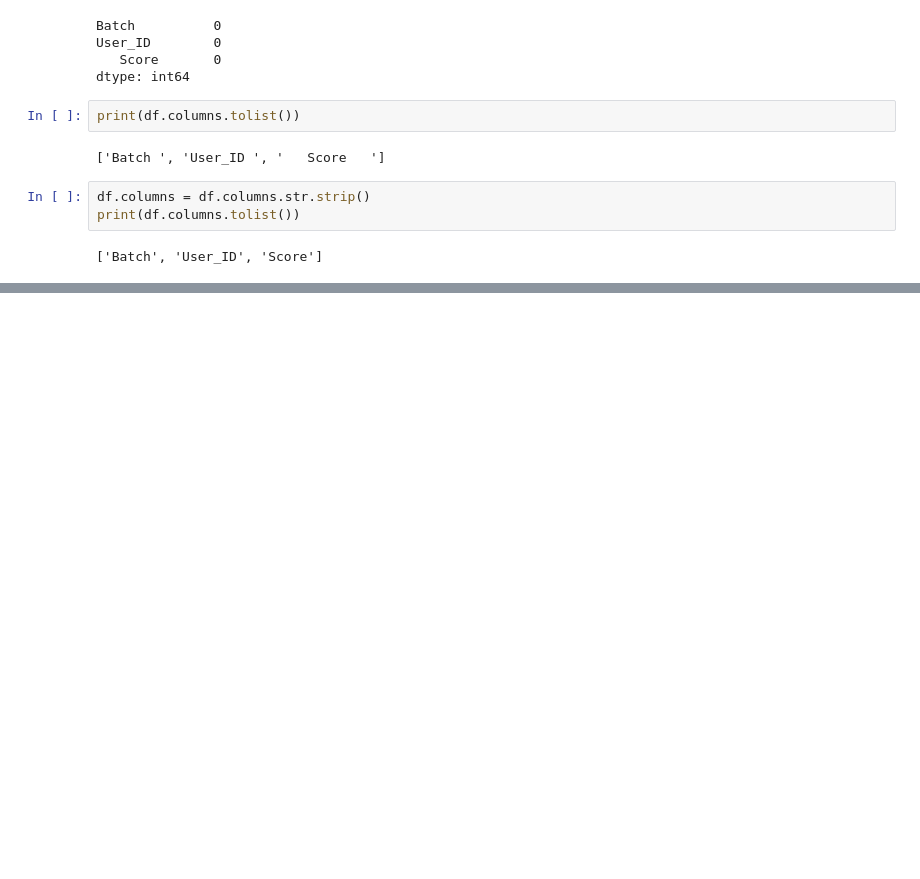
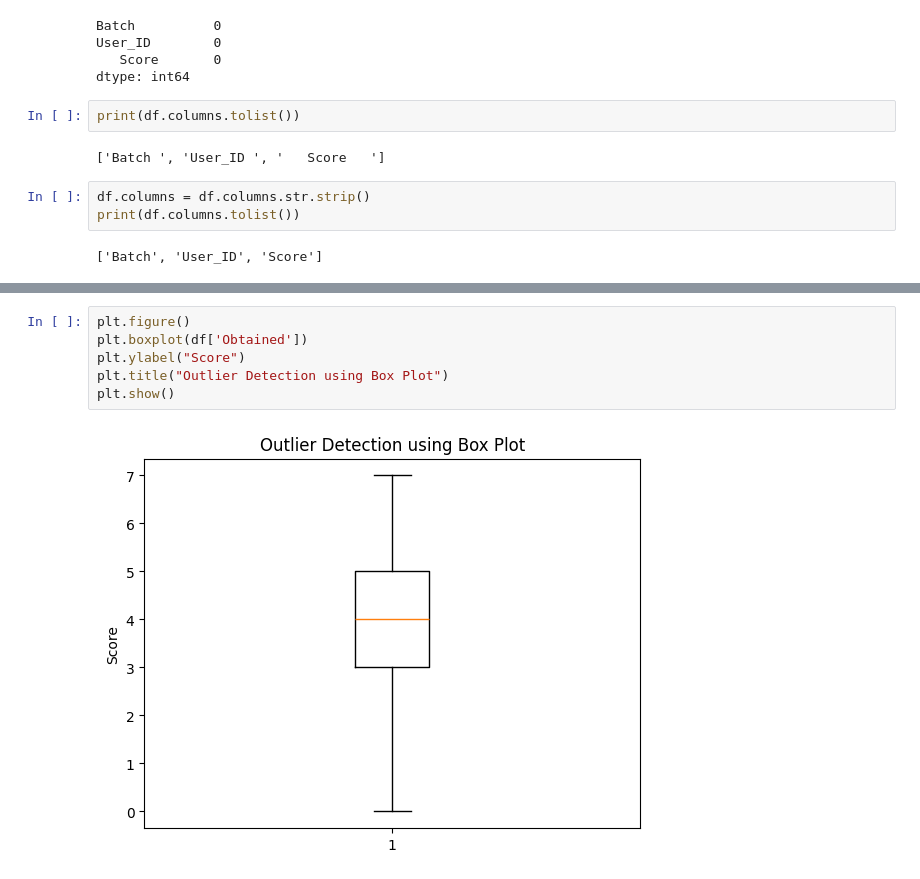
Before and after one commit to gokulraj-5/ML_Prediction, a Jupyter notebook: Score_Data.ipynb, the cells around one changed output, grey strips where cells are left out. Cells and saved outputs as stored; diff of their text form; blank space fills up the shorter version.

```diff
--- a/Score_Data.ipynb
+++ b/Score_Data.ipynb
@@ -51,0 +75,8 @@ df[['Score', 'Obtained', 'Total']].head()
+# %%
+plt.figure()
+plt.boxplot(df['Obtained'])
+plt.ylabel("Score")
+plt.title("Outlier Detection using Box Plot")
+plt.show()
+# %% [output]
+[figure, added]
```
Also changed, not shown: parts of 13 cells of this notebook.
